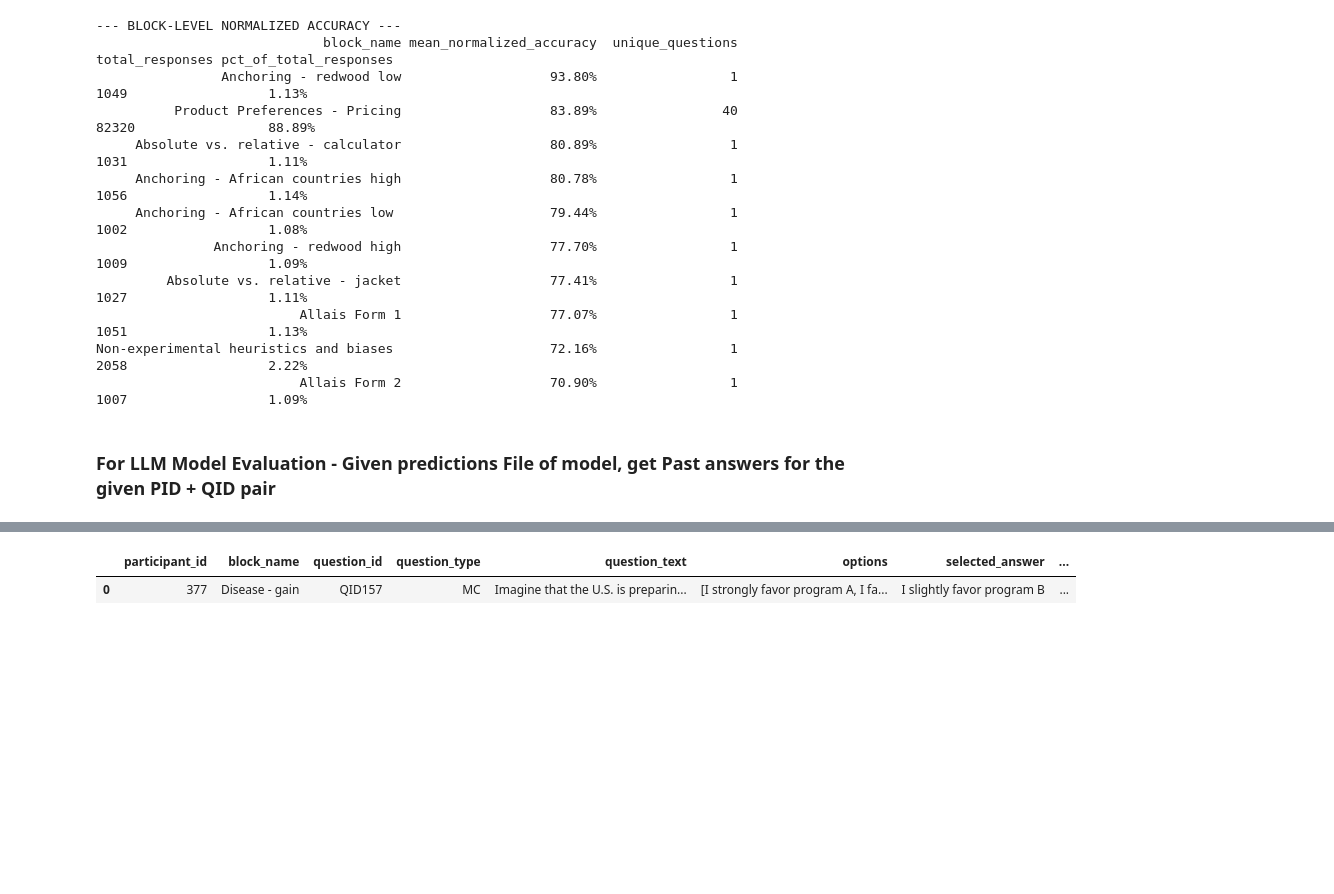
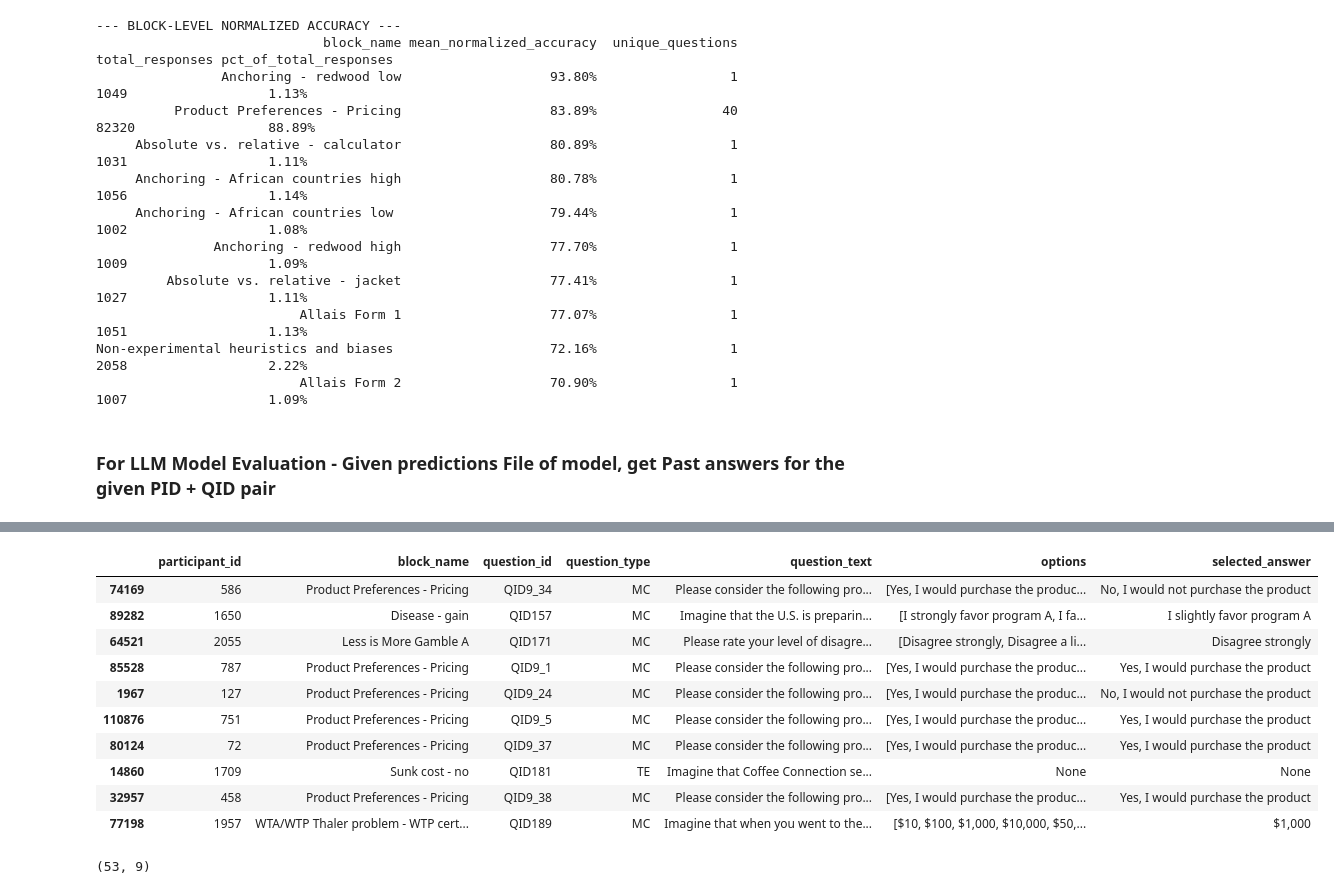
Before and after one commit to rahcode7/LBM-DigitalTwin, a Jupyter notebook: src/EDA.ipynb, the cells around one changed output, grey strips where cells are left out. Cells and saved outputs as stored; diff of their text form; code cells hidden in the pictures; blank space fills up the shorter version.

```diff
--- a/src/EDA.ipynb
+++ b/src/EDA.ipynb
@@ -1202,11 +1203,24 @@ pred_df.columns = ['participant_id','question_id', 'target_answer', 'predicted_a
+# %%
+wave4_13_qa_df.sample(10)
+# %% [output]
+|  | participant_id | block_name | question_id | question_type | question_text | options | selected_answer |
+| 74169 | 586 | Product Preferences - Pricing | QID9_34 | MC | Please consider the following pro... | [Yes, I would purchase the produc... | No, I would not purchase the product |
+| 89282 | 1650 | Disease - gain | QID157 | MC | Imagine that the U.S. is preparin... | [I strongly favor program A, I fa... | I slightly favor program A |
+| 64521 | 2055 | Less is More Gamble A | QID171 | MC | Please rate your level of disagre... | [Disagree strongly, Disagree a li... | Disagree strongly |
+| 85528 | 787 | Product Preferences - Pricing | QID9_1 | MC | Please consider the following pro... | [Yes, I would purchase the produc... | Yes, I would purchase the product |
+| 1967 | 127 | Product Preferences - Pricing | QID9_24 | MC | Please consider the following pro... | [Yes, I would purchase the produc... | No, I would not purchase the product |
+| 110876 | 751 | Product Preferences - Pricing | QID9_5 | MC | Please consider the following pro... | [Yes, I would purchase the produc... | Yes, I would purchase the product |
+| 80124 | 72 | Product Preferences - Pricing | QID9_37 | MC | Please consider the following pro... | [Yes, I would purchase the produc... | Yes, I would purchase the product |
+| 14860 | 1709 | Sunk cost - no | QID181 | TE | Imagine that Coffee Connection se... | None | None |
+| 32957 | 458 | Product Preferences - Pricing | QID9_38 | MC | Please consider the following pro... | [Yes, I would purchase the produc... | Yes, I would purchase the product |
+| 77198 | 1957 | WTA/WTP Thaler problem - WTP cert... | QID189 | MC | Imagine that when you went to the... | [$10, $100, $1,000, $10,000, $50,... | $1,000 |
 # %%
 
 # Filter wave 1-3 previous answer for the predictions
 pred_df = pd.merge(wave4_13_qa_df,pred_df,how="inner",on=["participant_id","question_id"])
-pred_df[pred_df['question_id']=='QID157']
+pred_df.shape
 # %% [output]
-|  | participant_id | block_name | question_id | question_type | question_text | options | selected_answer | ... |
-| 0 | 377 | Disease - gain | QID157 | MC | Imagine that the U.S. is preparin... | [I strongly favor program A, I fa... | I slightly favor program B | ... |
+(53, 9)
 # %%
 pred_df['block_name'].unique()
 # %% [output]
```
Also changed, not shown: parts of 6 cells of this notebook, 3 other files.
